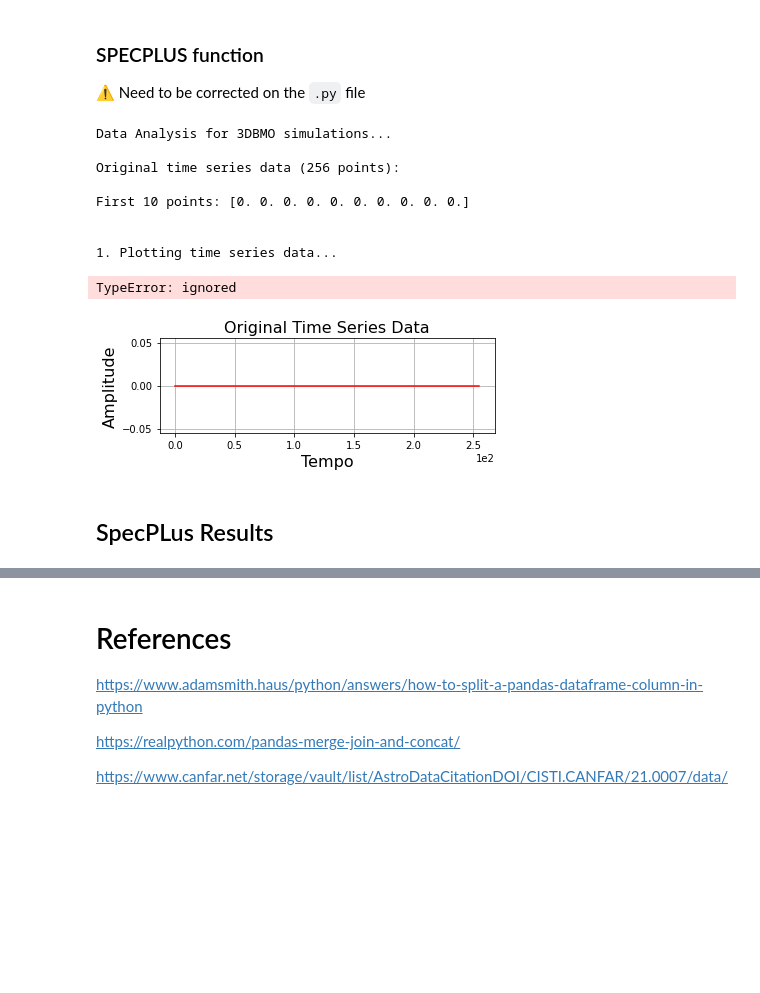
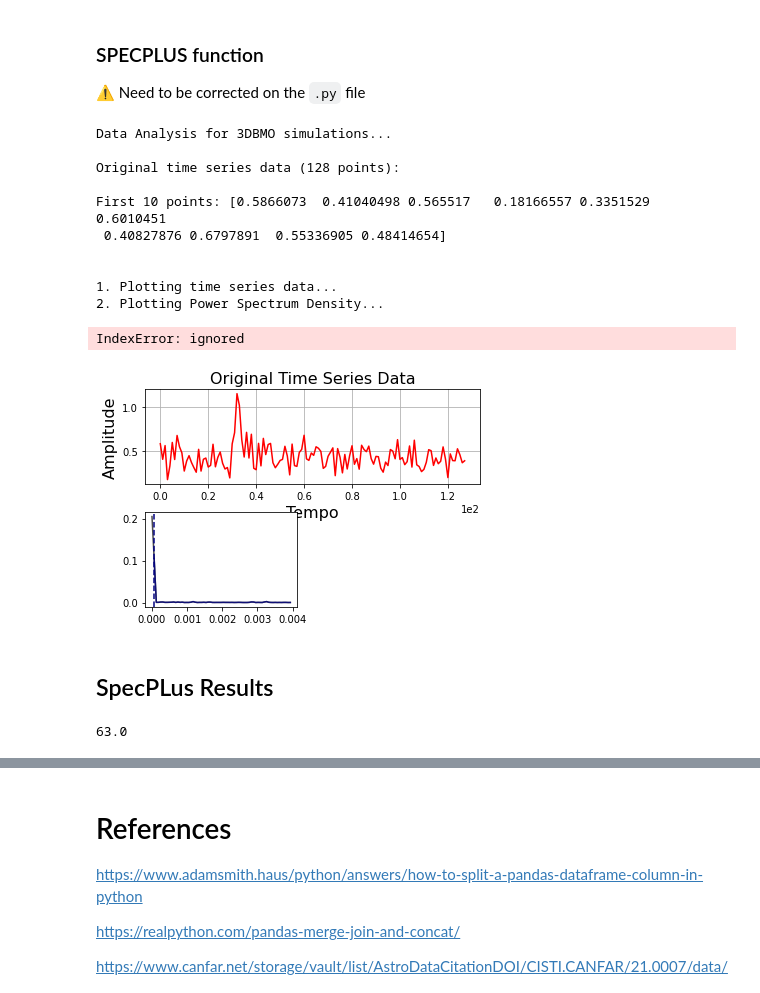
Before and after one commit to barauna-lo/Computational_Statistics, a Jupyter notebook: CAP417_FINAL_PROJECT.ipynb, the cells around one changed output, grey strips where cells are left out. Drawn from its saved outputs; the diff is of its cells as text; code cells hidden in the pictures; blank space fills up the shorter version.

```diff
--- a/CAP417_FINAL_PROJECT.ipynb
+++ b/CAP417_FINAL_PROJECT.ipynb
@@ -606,7 +748,7 @@ Deprecated in NumPy 1.20; for more details and guidance: https://numpy.org/devdo
 ⚠️ Need to be corrected on the `.py` file
 # %%
 i=0
-dx = df_aug[columns[i]]
+df = df_sub[columns[i]]
 title = columns[i]
 #Salvando o conjuntos de dados em um arquivo `.csv` sem os `index`
 #e sem o `header`
@@ -661,7 +803,7 @@ def psd(data):
 
 	# Define um intervalo para realizar o ajuste da reta
 	INICIO = 1
-	FIM = len(dx) -65
+	FIM = 127
 
 	# O vetor com o tempo é o tamanho do número de pontos
 	N = len(data)
@@ -906,41 +1048,47 @@ def main():
 		DFA.plot(x, reta, '-', color = corDFA, linewidth = 1.5)
 		DFA.set_title(textoTituloDFA + '%.4f' %(alfa), loc = 'center', fontsize = tamanhoFonteTitulo)
 		DFA.set_xlabel(textoDFAX, fontsize = tamanhoFonteEixoX)
 		DFA.set_ylabel(textoDFAY, fontsize = tamanhoFonteEixoY)
 		DFA.grid()
 
 	else:
 		DFA = fig.add_subplot(2, 2, 4)
 		DFA.set_title(textoTituloDFA + 'N.A.', loc = 'center', fontsize = tamanhoFonteTitulo)
 		DFA.grid()
 
 	#-----------------------------------------------------------------
 	# Exibe e salva a figura
 	#-----------------------------------------------------------------
 	plt.suptitle(tituloPrincipal, fontsize = tamanhoFontePrincipal)
 	nomeImagem = '3DBMO_PSD_DFA_2.png'
 	fig.set_size_inches(15, 9)
 	plt.savefig(nomeImagem, dpi = 300, bbox_inches = 'tight', pad_inches = 0.1)
 	plt.show()
 
 #---------------------------------------------------------------------
 # Trecho principal
 #---------------------------------------------------------------------
-if __name__ == "__main__":
-	main()
+#if __name__ == "__main__":
+main()
 # %% [output]
 Data Analysis for 3DBMO simulations...
 
-Original time series data (256 points):
+Original time series data (128 points):
 
-First 10 points: [0. 0. 0. 0. 0. 0. 0. 0. 0. 0.]
+First 10 points: [0.5866073  0.41040498 0.565517   0.18166557 0.3351529  0.6010451
+ 0.40827876 0.6797891  0.55336905 0.48414654]
 
 
 1. Plotting time series data...
+2. Plotting Power Spectrum Density...
-TypeError: ignored
+IndexError: ignored
-[figure, old version]
+[figure, new version]
 # %% [markdown]
 ## SpecPLus Results
+# %%
+len(df)/2-1
+# %% [output]
+63.0
 # %%
 i=3
 spec(df_aug[columns[i]],columns[i])
```
Also changed, not shown: parts of 11 cells of this notebook.
